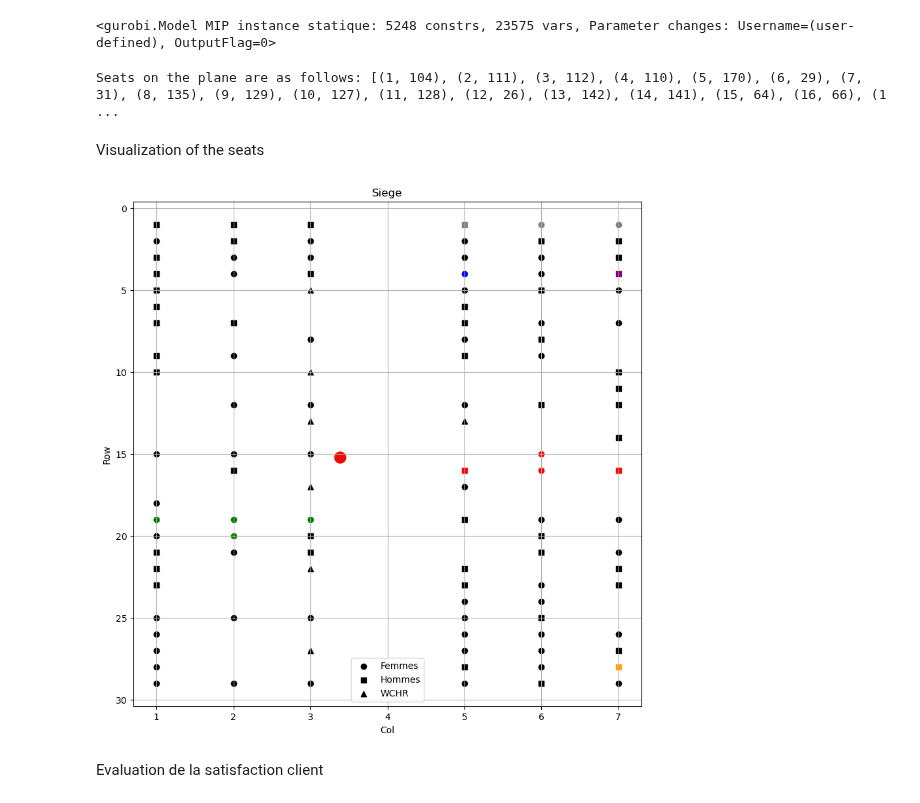
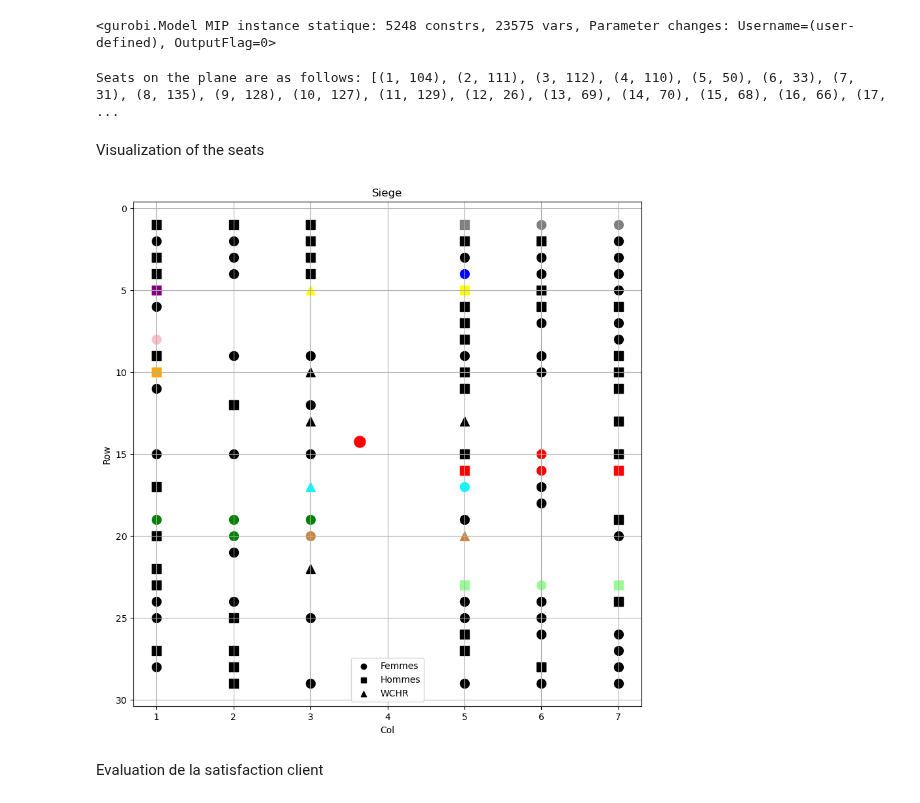
Before and after one commit to DelphineSalzmann/Opti_AirFrance, a Jupyter notebook: main.ipynb, the cells around one changed output. Saved outputs shown, nothing was run; the diff lists cells and outputs as text; code cells hidden in the pictures.

Commit message:
bigger visualisation

```diff
--- a/main.ipynb
+++ b/main.ipynb
@@ -250,13 +247,13 @@ display(m) # Text mode display of PL
 <gurobi.Model MIP instance statique: 5248 constrs, 23575 vars, Parameter changes: Username=(user-defined), OutputFlag=0>
 # %%
 #Resolution
-m.Params.timeLimit = 120
+m.Params.timeLimit = 250
 m.optimize()
 # Solution display
 print()
 print("Seats on the plane are as follows:", [(i, j) for i in range(1, len(Passengers) + 1) for j in range(1, ns + 1) if S[(i, j)].x])
 # %% [output]
-Seats on the plane are as follows: [(1, 104), (2, 111), (3, 112), (4, 110), (5, 170), (6, 29), (7, 31), (8, 135), (9, 129), (10, 127), (11, 128), (12, 26), (13, 142), (14, 141), (15, 64), (16, 66), (1 ...
+Seats on the plane are as follows: [(1, 104), (2, 111), (3, 112), (4, 110), (5, 50), (6, 33), (7, 31), (8, 135), (9, 128), (10, 127), (11, 129), (12, 26), (13, 69), (14, 70), (15, 68), (16, 66), (17,  ...
 # %% [markdown]
 Visualization of the seats
 # %%
@@ -318,36 +315,41 @@ shapes = {
 colors = {
     1: 'red',
     4: 'green',
     5: 'blue',
     14: 'orange',
     23: 'purple',
-    46: 'gray'
+    46: 'gray',
+    3: 'yellow',
+    10: 'cyan',
+    17: 'peru',
+    19:'palegreen',
+    2: 'pink'
 }
 
 plt.figure(figsize=(10, 10))
 for idx, coord in enumerate(seat_coords):
     group = Passengers[idx + 1]['group']
     gender = Passengers[idx + 1]['gender']
     color = colors.get(group, 'black')  # Get color for the group, default to black if not in colors dictionary
     shape = shapes.get(gender, 'o')      # Get shape for the gender, default to circle if not in shapes dictionary
-    plt.scatter(coord[0], coord[1], color=color, marker=shape)  # Use marker parameter to set the shape
+    plt.scatter(coord[0], coord[1], color=color, marker=shape,  s=100)  # Use marker parameter to set the shape
 
 # Add labels for each gender
 for gender, shape in shapes.items():
     plt.scatter([], [], color='black', marker=shape, label=gender)  # Create invisible scatter plot to add label
 
 # Plotting the center of mass
 plt.scatter(x_g.getValue(), y_g.getValue(), color='red', marker='o', s=150)  # Larger red point for center of mass
 
 plt.xlabel('Col')
 plt.ylabel('Row')
 plt.title('Siege')
 plt.grid(True)
 plt.gca().invert_yaxis()
 plt.legend()  # Show legend with gender labels
 plt.show()
 # %% [output]
-[figure, old version]
+[figure, new version]
 # %% [markdown]
 Evaluation de la satisfaction client
 # %% [markdown]
```
Also changed, not shown: parts of 4 cells of this notebook.
